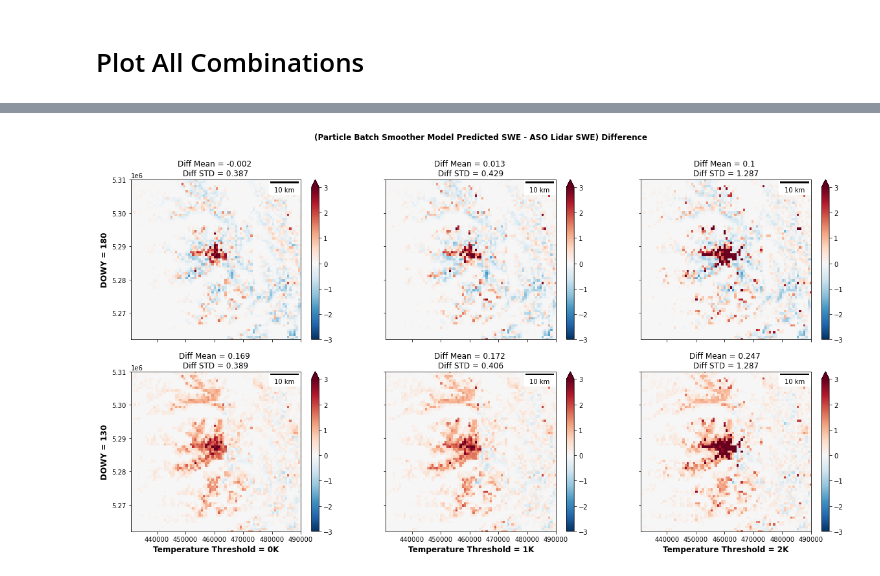
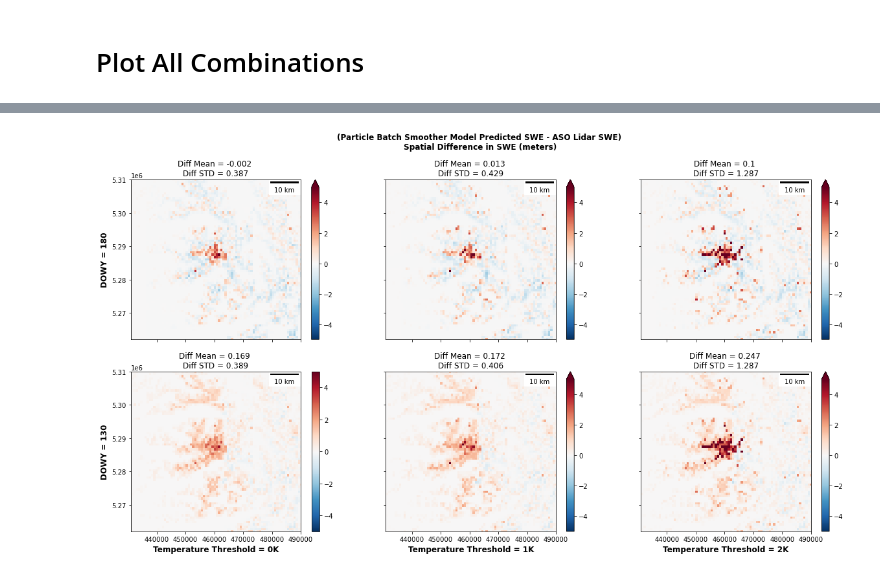
Before and after one commit to bessoh2/SnowHydro, a Jupyter notebook: plot_all_combinations.ipynb, the cells around one changed output, grey strips where cells are left out. Saved outputs shown, nothing was run; the diff lists cells and outputs as text; code cells hidden in the pictures.

```diff
--- a/plot_all_combinations.ipynb
+++ b/plot_all_combinations.ipynb
@@ -88,21 +88,21 @@ difference[2,1] = model_reproject_t2_d2 - ASO_500m_ds_d2
 # %%
 # plot differencing
 f, ax = plt.subplots(2,3,figsize=(20,10),sharex=True,sharey=True)
-f.suptitle('(Particle Batch Smoother Model Predicted SWE - ASO Lidar SWE) Difference',fontsize='large', fontweight='bold')
+f.suptitle('(Particle Batch Smoother Model Predicted SWE - ASO Lidar SWE) \nSpatial Difference in SWE (meters)',fontsize='large', fontweight='bold')
 day_num = [day_num_1,day_num_2]
 threshold = [threshold_0,threshold_1,threshold_2]
 for c, d in enumerate(day_num):
     for r, t in enumerate(threshold):
-        difference[r,c].squeeze().plot.imshow(ax=ax[c,r],vmin=-3,vmax=3,cmap='RdBu_r')
+        difference[r,c].squeeze().plot.imshow(ax=ax[c,r],vmin=-5,vmax=5,cmap='RdBu_r')
         ax[c,r].set_title(f'Diff Mean = {round(float(difference[r,c].mean()),3)} \nDiff STD = {round(float(difference[r,c].std()),3)}')
         #ax[c,r].set_title('')
         ax[c,r].set_xlim([431000, 490000])
         ax[c,r].set_ylim([5.262e6, 5.31e6])
         ax[c,r].add_artist(ScaleBar(1.0))
         ax[c,r].set(xlabel='',ylabel='')
         if c == 1:
             ax[c,r].set_xlabel(f'Temperature Threshold = {t}K',fontsize='large', fontweight='bold')
         if r == 0:
             ax[c,r].set_ylabel(f'DOWY = {d}',fontsize='large', fontweight='bold')
 # %% [output]
-[figure, old version]
+[figure, new version]
```
Also changed, not shown: parts of 2 cells of this notebook.
